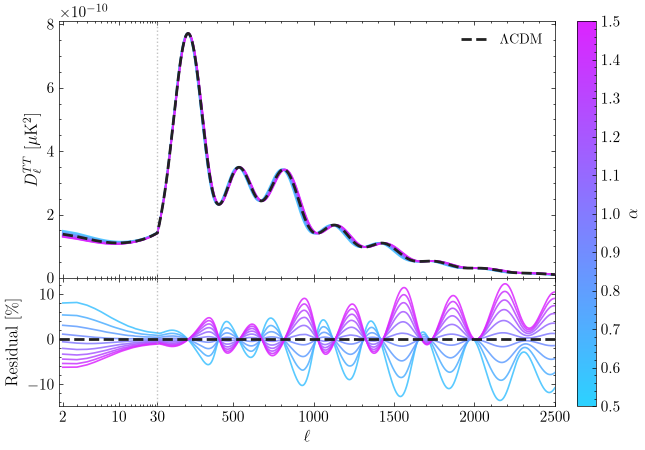
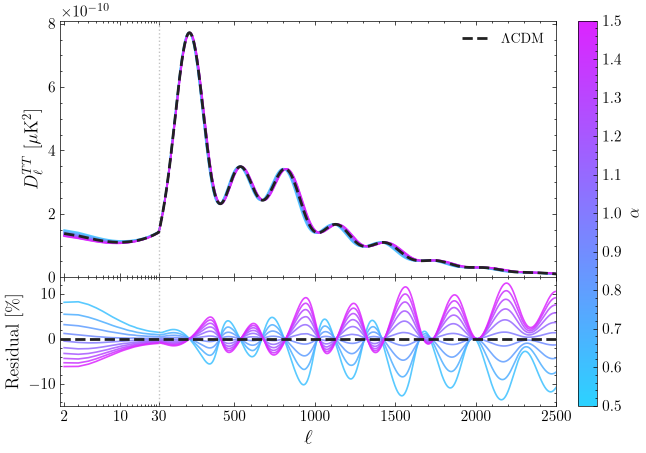
The change to this notebook cell's code, shown as a diff; its figure went from the first image to the second:
--- before
+++ after
@@ -26,5 +26,5 @@
         _tx(np.concatenate([minor_log, minor_lin]))))
     if xlabel:
-        ax.set_xlabel(r'$\ell$')
+        ax.set_xlabel(r'$\ell$', fontsize=15)
 
 
@@ -57,9 +57,9 @@
 
 ax.set_ylim(bottom=0)
-ax.set_ylabel(r'$D_\ell^{TT}$  [$\mu$K$^2$]')
+ax.set_ylabel(r'$D_\ell^{TT}$  [$\mu$K$^2$]', fontsize=13)
 ax.legend()
 ax.tick_params(labelbottom=False)
 
-axr.set_ylabel('Residual [\%]')
+axr.set_ylabel(r'Residual [\%]', fontsize=13)
 _ell_axis(axr)
 

Commit: Added reconstruction plots